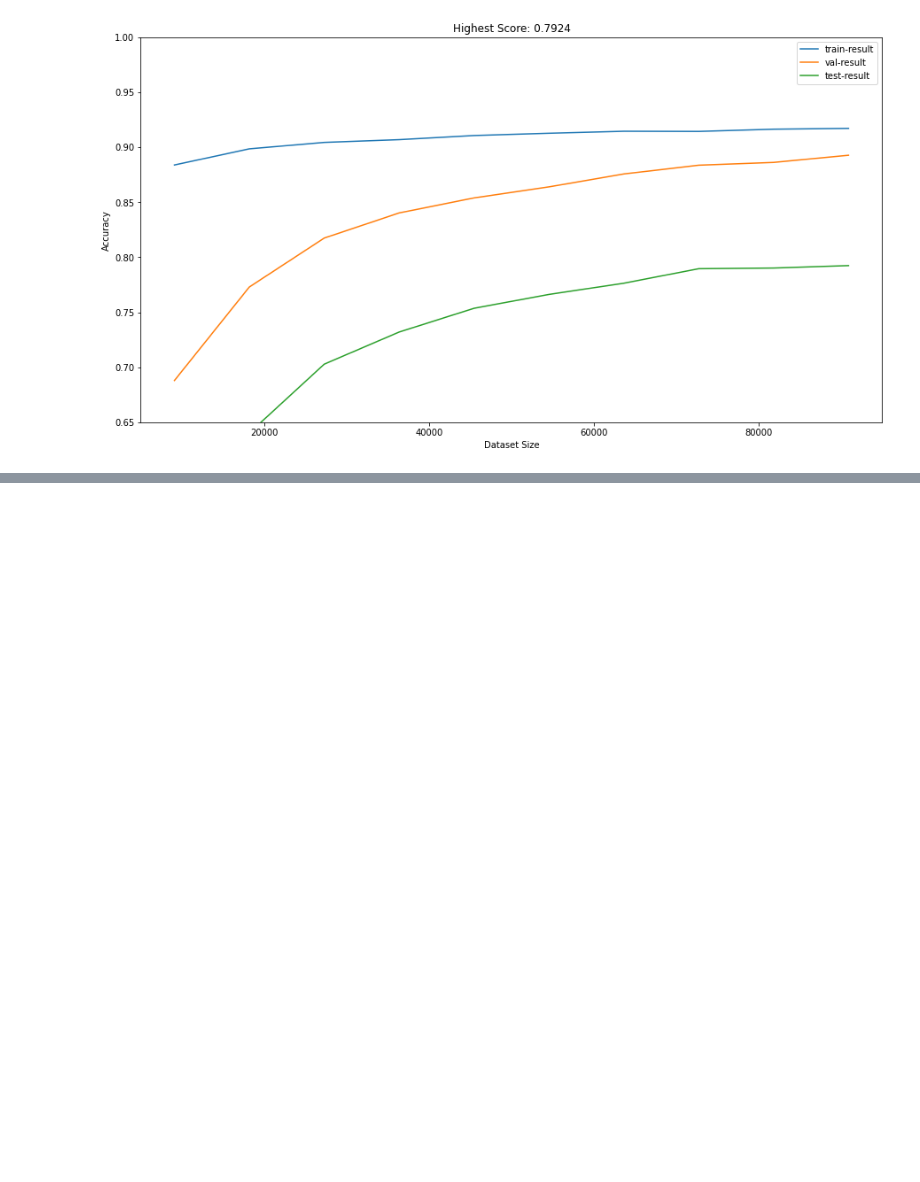
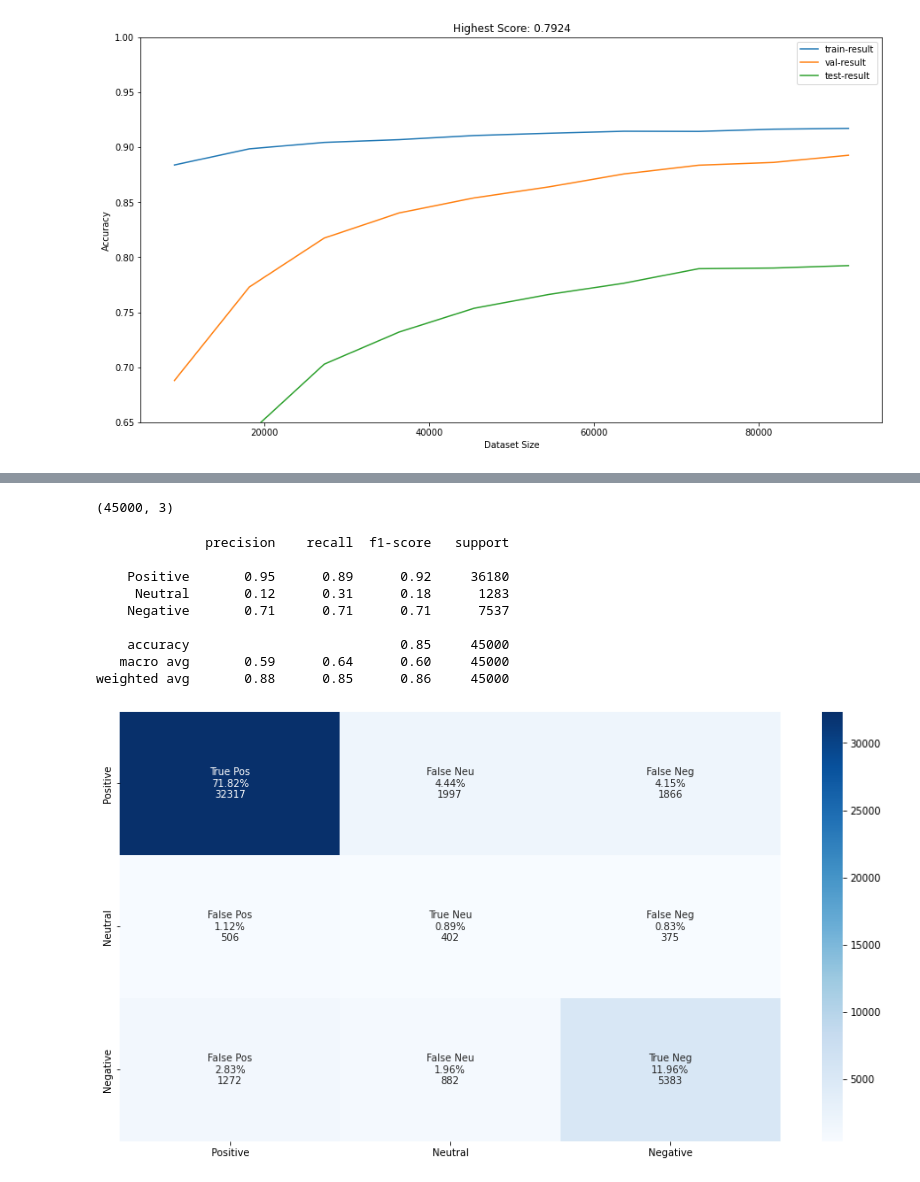
Before and after one commit to harizjet/SubjectSentimentModelling, a Jupyter notebook: exploring/exploring3.ipynb, the cells around one changed output, grey strips where cells are left out. Drawn from its saved outputs; the diff is of its cells as text; code cells hidden in the pictures; blank space fills up the shorter version.

```diff
--- a/exploring/exploring3.ipynb
+++ b/exploring/exploring3.ipynb
@@ -314,7 +314,7 @@ reviewText    9670
 overall          0
 dtype: int64
 # %%
-dfdata = dfdata[~dfdata.isnull().any(axis=1)]
+dfdata = dfdata[(~dfdata.isnull().any(axis=1)) & (dfdata.reviewText.apply(lambda x: str(x).strip() != ""))]
 # %%
 dfdata.isnull().sum()
 # %% [output]
@@ -664,0 +669,24 @@ Gradient last 3: 0.0035
+# %%
+dfdataValid.shape
+# %% [output]
+(45000, 3)
+# %%
+tdf1 = dfdataTrainSub.copy()
+tdf2 = dfdataValid.copy()
+xArr, featureModel = feature_bowUni(tdf1['reviewText'])
+yArr = tdf1['overall'].to_numpy()
+testXArr, testYArr = featureModel.transform(tdf2['reviewText']), tdf2['overall'].to_numpy()
+nb_model.fit(xArr, yArr)
+yHat = nb_model.predict(testXArr)
+show_result(yHat, testYArr)
+# %% [output]
+              precision    recall  f1-score   support
+
+    Positive       0.95      0.89      0.92     36180
+     Neutral       0.12      0.31      0.18      1283
+    Negative       0.71      0.71      0.71      7537
+
+    accuracy                           0.85     45000
+   macro avg       0.59      0.64      0.60     45000
+weighted avg       0.88      0.85      0.86     45000
+[figure, added]
```
Also changed, not shown: parts of 6 cells of this notebook.
